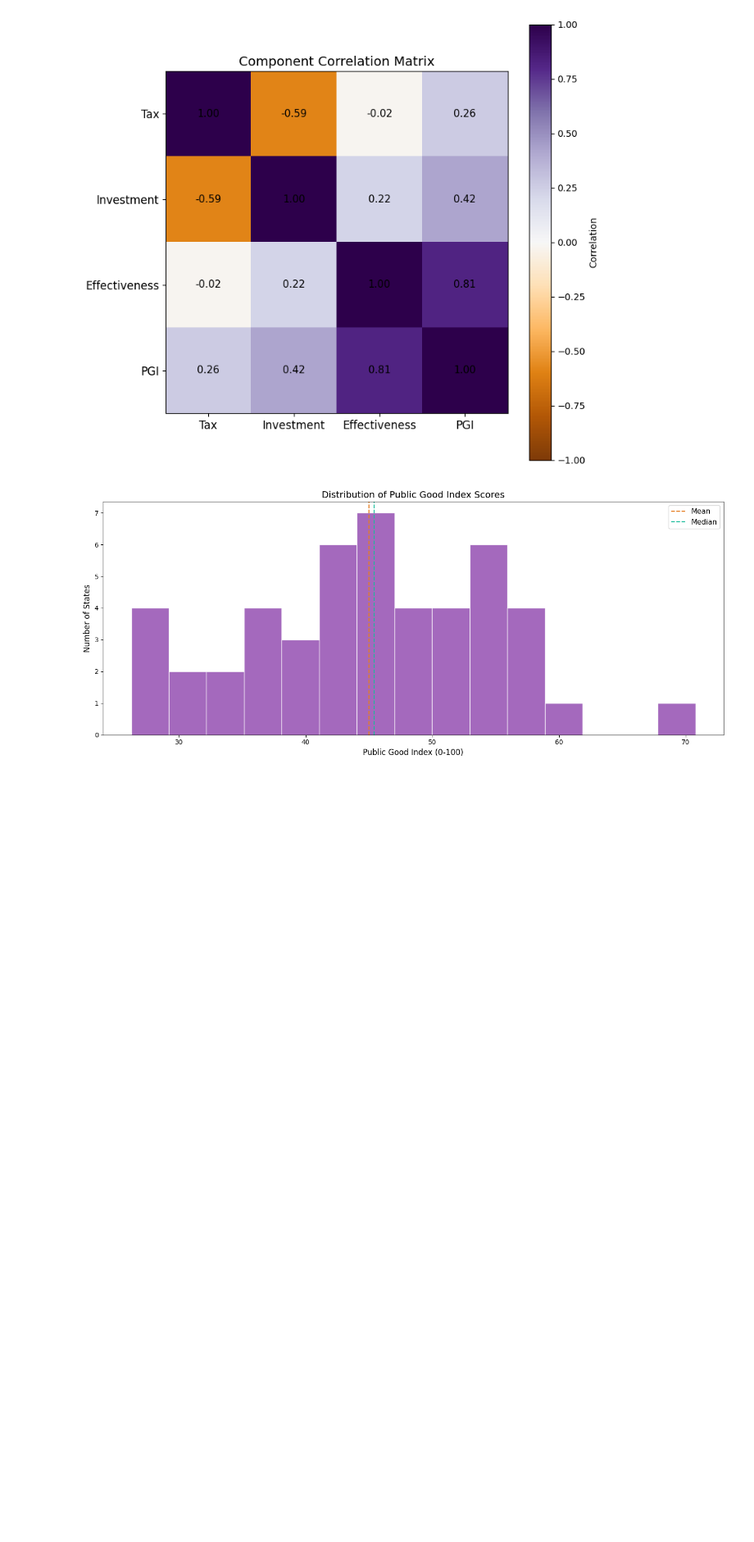
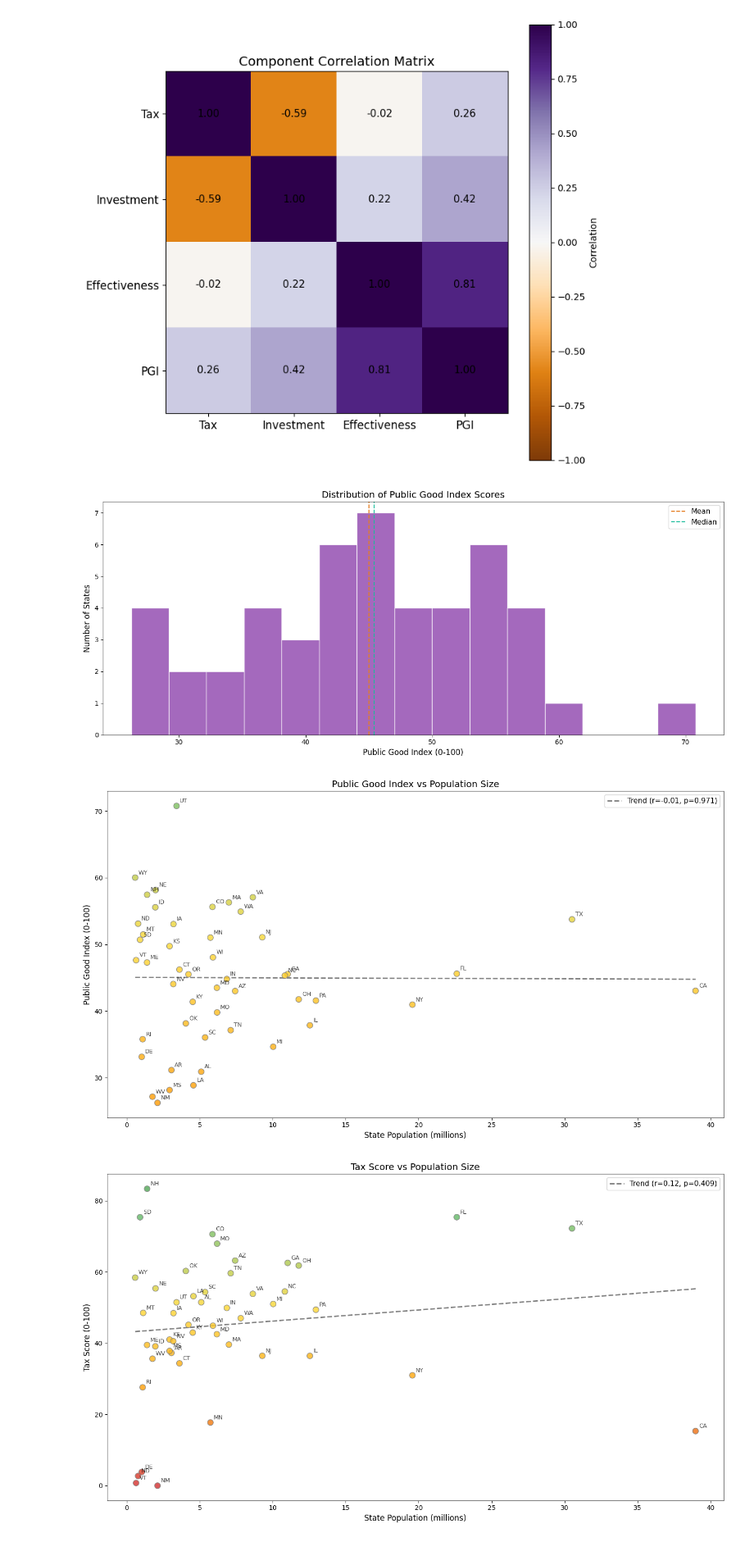
Before and after one commit to mckornfield/public-good-index, a Jupyter notebook: notebooks/04_public_good_score.ipynb, the cells around one changed output. Shown at 82% size. Drawn from its saved outputs; the diff is of its cells as text; code cells hidden in the pictures; blank space fills up the shorter version.

```diff
--- a/notebooks/04_public_good_score.ipynb
+++ b/notebooks/04_public_good_score.ipynb
@@ -271,3 +271,48 @@ for i, (col, title) in enumerate([
 fig.update_geos(scope="usa", lakecolor="rgb(255,255,255)")
 fig.update_layout(title_text="Public Good Index — Component Scores", height=1100)
 fig.show()
+# %%
+# Scatter plots — Population vs each score (with trend lines)
+from scipy import stats
+
+# Merge population into scores
+pop_data = tax_burden[["state", "population"]].copy()
+scatter_df = scores.merge(pop_data, on="state", how="left")
+scatter_df["pop_millions"] = scatter_df["population"] / 1e6
+
+score_cols = [
+    ("public_good_index", "Public Good Index"),
+    ("tax_score", "Tax Score"),
+    ("investment_score", "Investment Score"),
+    ("effectiveness_score", "Effectiveness Score"),
+]
+
+for col, label in score_cols:
+    fig, ax = plt.subplots(figsize=(14, 8))
+
+    ax.scatter(scatter_df["pop_millions"], scatter_df[col],
+               c=scatter_df[col], cmap=SCORE_CMAP, s=80, alpha=0.8,
+               edgecolors="gray", zorder=3, vmin=0, vmax=100)
+
+    # Label each point
+    for _, row in scatter_df.iterrows():
+        ax.annotate(row["state"], (row["pop_millions"], row[col]),
+                     fontsize=9, alpha=0.7, textcoords="offset points",
+                     xytext=(5, 5))
+
+    # Trend line
+    slope, intercept, r_value, p_value, std_err = stats.linregress(
+        scatter_df["pop_millions"], scatter_df[col])
+    x_line = np.linspace(scatter_df["pop_millions"].min(), scatter_df["pop_millions"].max(), 100)
+    ax.plot(x_line, slope * x_line + intercept, color="gray", linestyle="--", linewidth=2,
+            label=f"Trend (r={r_value:.2f}, p={p_value:.3f})")
+
+    ax.set_xlabel("State Population (millions)", fontsize=12)
+    ax.set_ylabel(f"{label} (0-100)", fontsize=12)
+    ax.set_title(f"{label} vs Population Size", fontsize=14)
+    ax.legend(fontsize=11)
+    plt.tight_layout()
+    plt.show()
+# %% [output]
+[figure, added]
+[figure, added]
```
Also changed, not shown: parts of 1 cell of this notebook, 5 other files.
